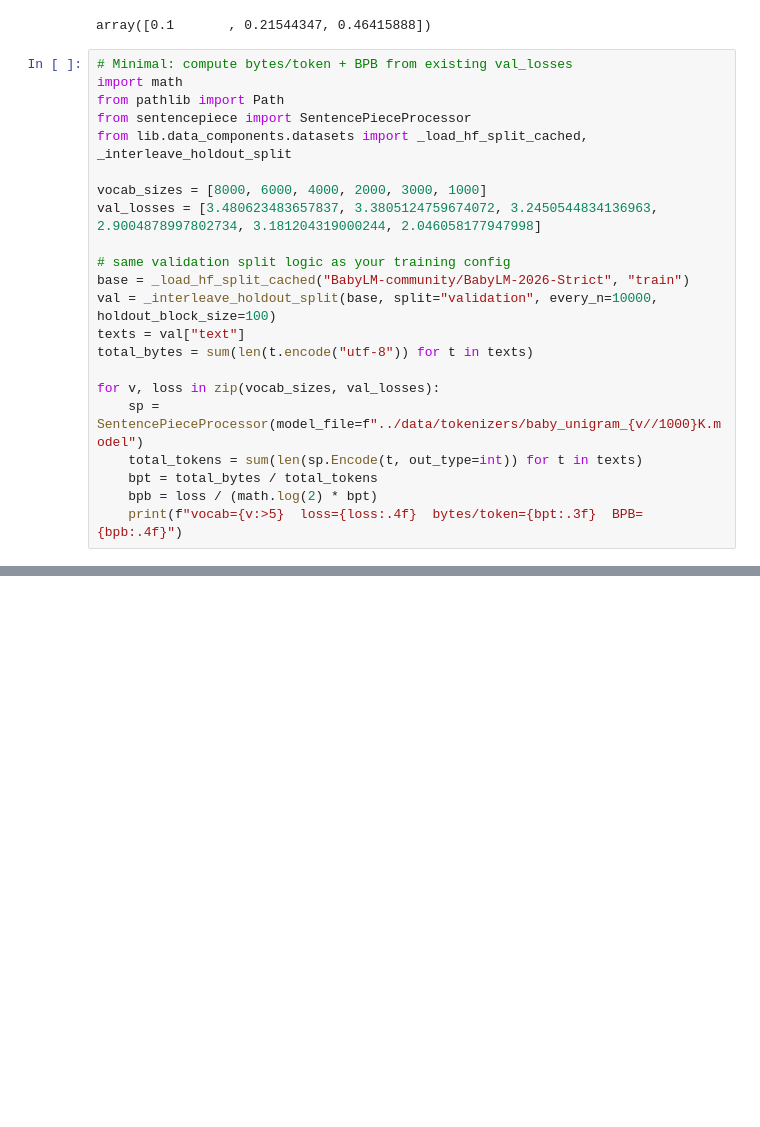
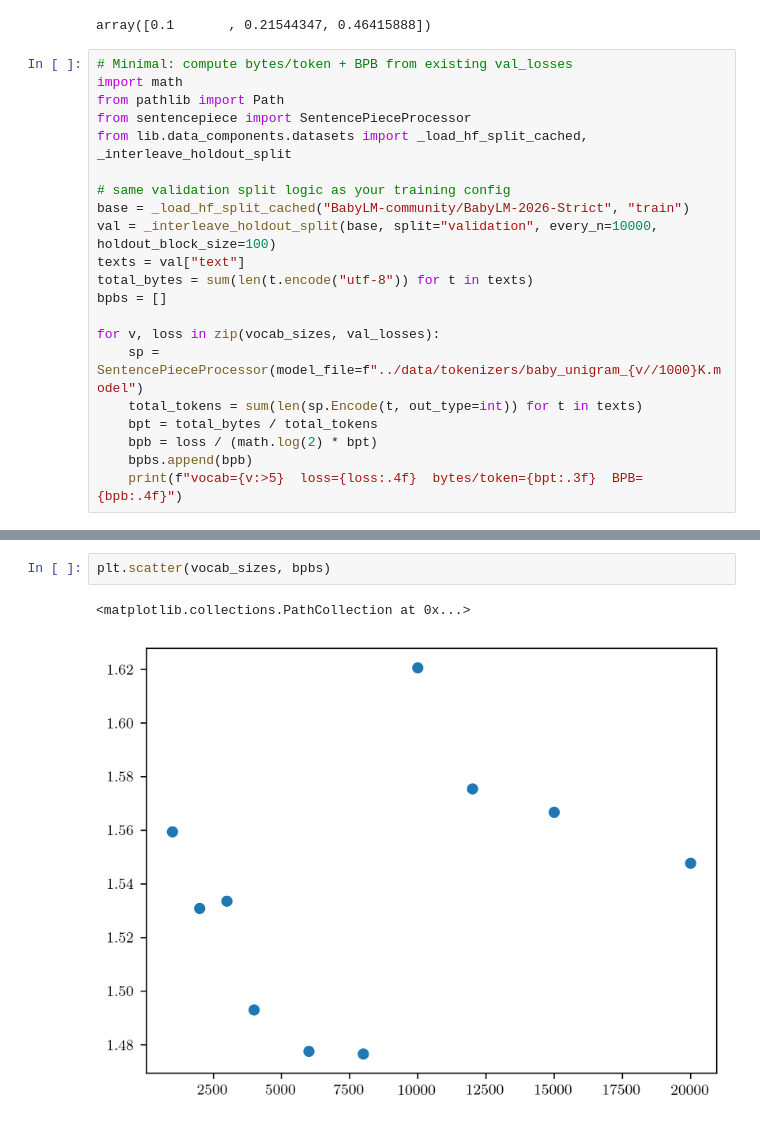
Before and after one commit to samasutherland/little-language-models, a Jupyter notebook: notebooks/explore_learning_rates.ipynb, the cells around one changed output, grey strips where cells are left out. Cells and saved outputs as stored; diff of their text form; blank space fills up the shorter version.

```diff
--- a/notebooks/explore_learning_rates.ipynb
+++ b/notebooks/explore_learning_rates.ipynb
@@ -184,20 +184,19 @@ from pathlib import Path
 from sentencepiece import SentencePieceProcessor
 from lib.data_components.datasets import _load_hf_split_cached, _interleave_holdout_split
 
-vocab_sizes = [8000, 6000, 4000, 2000, 3000, 1000]
-val_losses = [3.480623483657837, 3.3805124759674072, 3.2450544834136963, 2.9004878997802734, 3.181204319000244, 2.046058177947998]
-
 # same validation split logic as your training config
 base = _load_hf_split_cached("BabyLM-community/BabyLM-2026-Strict", "train")
 val = _interleave_holdout_split(base, split="validation", every_n=10000, holdout_block_size=100)
 texts = val["text"]
 total_bytes = sum(len(t.encode("utf-8")) for t in texts)
+bpbs = []
 
 for v, loss in zip(vocab_sizes, val_losses):
     sp = SentencePieceProcessor(model_file=f"../data/tokenizers/baby_unigram_{v//1000}K.model")
     total_tokens = sum(len(sp.Encode(t, out_type=int)) for t in texts)
     bpt = total_bytes / total_tokens
     bpb = loss / (math.log(2) * bpt)
+    bpbs.append(bpb)
     print(f"vocab={v:>5}  loss={loss:.4f}  bytes/token={bpt:.3f}  BPB={bpb:.4f}")
 # %% [output]
 vocab= 8000  loss=3.4806  bytes/token=3.401  BPB=1.4766
@@ -208,0 +212,5 @@ vocab= 1000  loss=2.0461  bytes/token=1.893  BPB=1.5595
+# %%
+plt.scatter(vocab_sizes, bpbs)
+# %% [output]
+<matplotlib.collections.PathCollection at 0x...>
+[figure, added]
```
Also changed, not shown: parts of 4 cells of this notebook, 1 other file.
